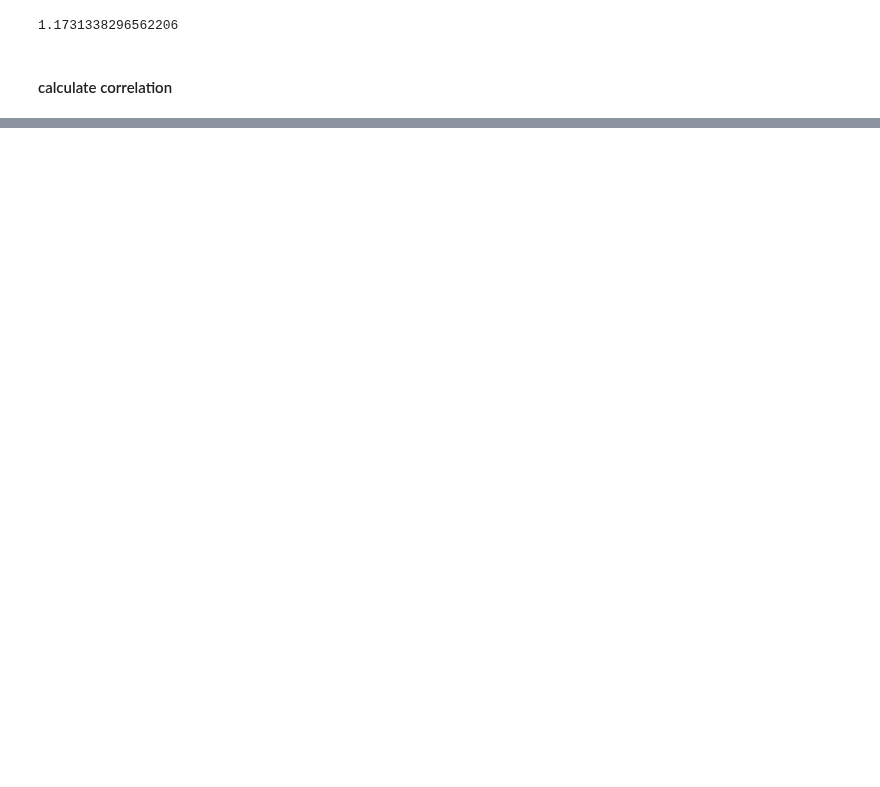
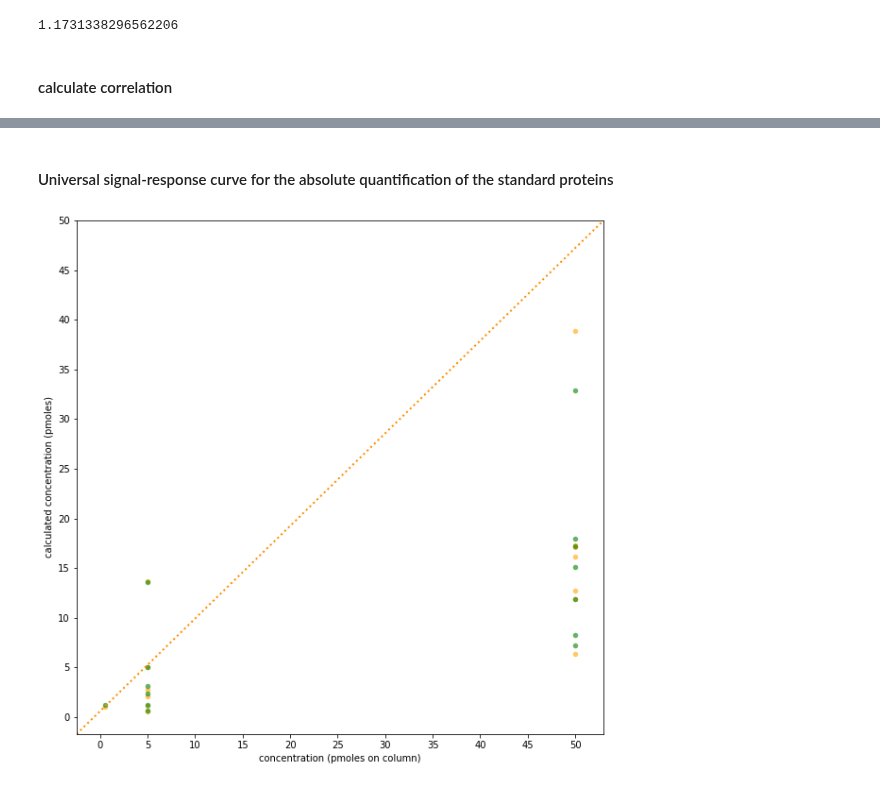
Before and after one commit to WEHI-Proteomics/tfde, a Jupyter notebook: notebooks/paper 2 - comparing UPS2 intensities with and without saturation correction.ipynb, the cells around one changed output, grey strips where cells are left out. Drawn from its saved outputs; the diff is of its cells as text; code cells hidden in the pictures; blank space fills up the shorter version.

```diff
--- a/notebooks/paper 2 - comparing UPS2 intensities with and without saturation correction.ipynb
+++ b/notebooks/paper 2 - comparing UPS2 intensities with and without saturation correction.ipynb
@@ -236,0 +243,2 @@ combined_df.sample(n=3)
+# %%
+combined_df.sort_values(by=['pmoles_with'], ascending=False, inplace=False)
@@ -237,3 +261,9 @@ combined_df.sample(n=3)
+# %%
+universal_signal_response_factor_with = combined_df[combined_df.protein.str.startswith('P15559')].iloc[0].signal_response_factor_with
+universal_signal_response_factor_without = combined_df[combined_df.protein.str.startswith('P15559')].iloc[0].signal_response_factor_without
+# %%
+combined_df['calculated_pmoles_with'] = combined_df.average_intensity_with / universal_signal_response_factor_with
+combined_df['calculated_pmoles_without'] = combined_df.average_intensity_without / universal_signal_response_factor_without
 # %%
 combined_df['pmoles_with'].corr(combined_df['calculated_pmoles_with'])
 # %% [output]
@@ -244,0 +275,30 @@ combined_df['pmoles_without'].corr(combined_df['calculated_pmoles_without'])
+# %% [markdown]
+#### Universal signal-response curve for the absolute quantification of the standard proteins
+# %%
+f, ax = plt.subplots()
+f.set_figheight(10)
+f.set_figwidth(10)
+
+plt.margins(0.06)
+plt.title('')
+
+ax.scatter(combined_df.pmoles_with, combined_df.calculated_pmoles_with, marker='o', lw=0, s=30, alpha=0.6, c='orange')
+ax.scatter(combined_df.pmoles_without, combined_df.calculated_pmoles_without, marker='o', lw=0, s=30, alpha=0.6, c='green')
+
+ax.plot([0, 1], [0, 1], transform=ax.transAxes, linestyle=':', linewidth=2, color='darkorange')
+
+# plt.xlim((-1,55.0))
+# plt.ylim((-1,55.0))
+
+nearest = 5.0
+range_l = round(combined_df.pmoles_with.min() / nearest) * nearest
+range_u = round(combined_df.pmoles_with.max() / nearest) * nearest
+plt.xticks(np.arange(range_l,range_u+nearest,nearest))
+plt.yticks(np.arange(range_l,range_u+nearest,nearest))
+
+plt.xlabel('concentration (pmoles on column)')
+plt.ylabel('calculated concentration (pmoles)')
+
+plt.show()
+# %% [output]
+[figure, added]
```
Also changed, not shown: parts of 15 cells of this notebook, 5 other files.
